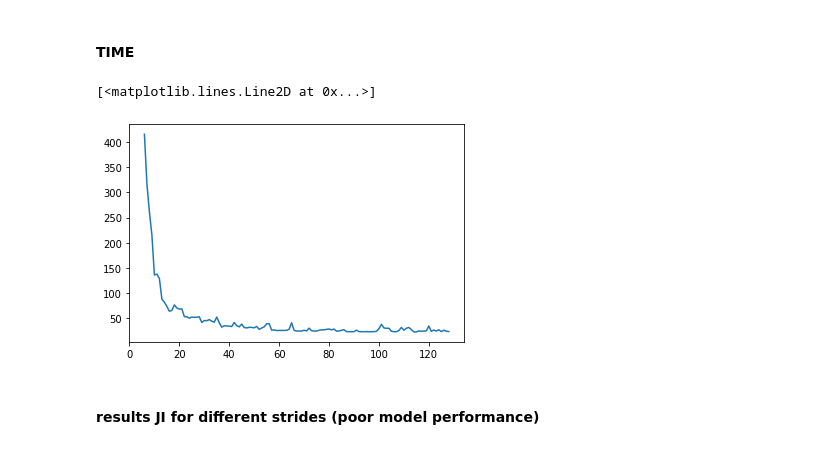
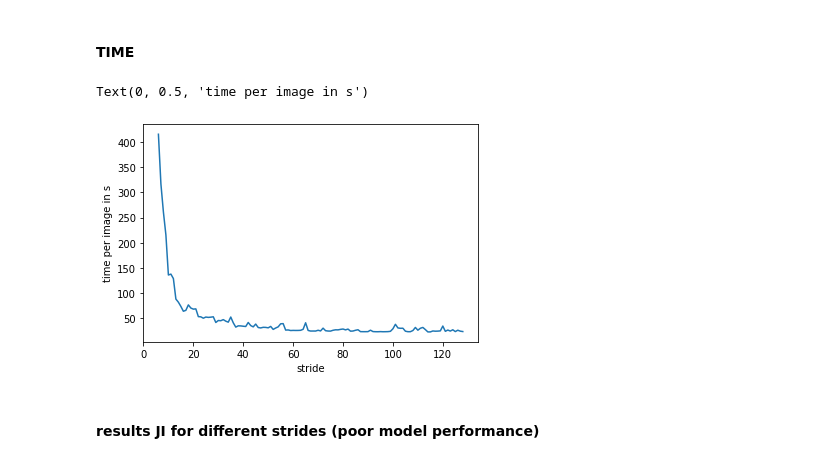
Before and after one commit to trnal/dp3-python-shared, a Jupyter notebook: visualizations/collecting_output_2.ipynb, the cells around one changed output. Drawn from its saved outputs; the diff is of its cells as text; code cells hidden in the pictures.

```diff
--- a/visualizations/collecting_output_2.ipynb
+++ b/visualizations/collecting_output_2.ipynb
@@ -241,9 +269,11 @@ results_median.describe()
 # %%
 df = pd.read_csv(DUMPS_PATH + 'collected_output_median.csv', index_col=0)
 plt.plot(df['stride'], df['time'])
+plt.xlabel('stride')
+plt.ylabel('time per image in s')
 # %% [output]
-[<matplotlib.lines.Line2D at 0x...>]
+Text(0, 0.5, 'time per image in s')
-[figure, old version]
+[figure, new version]
 # %% [markdown]
 #### results JI for different strides (poor model performance)
 # %%
```
Also changed, not shown: parts of 10 cells of this notebook, 2 other files.
